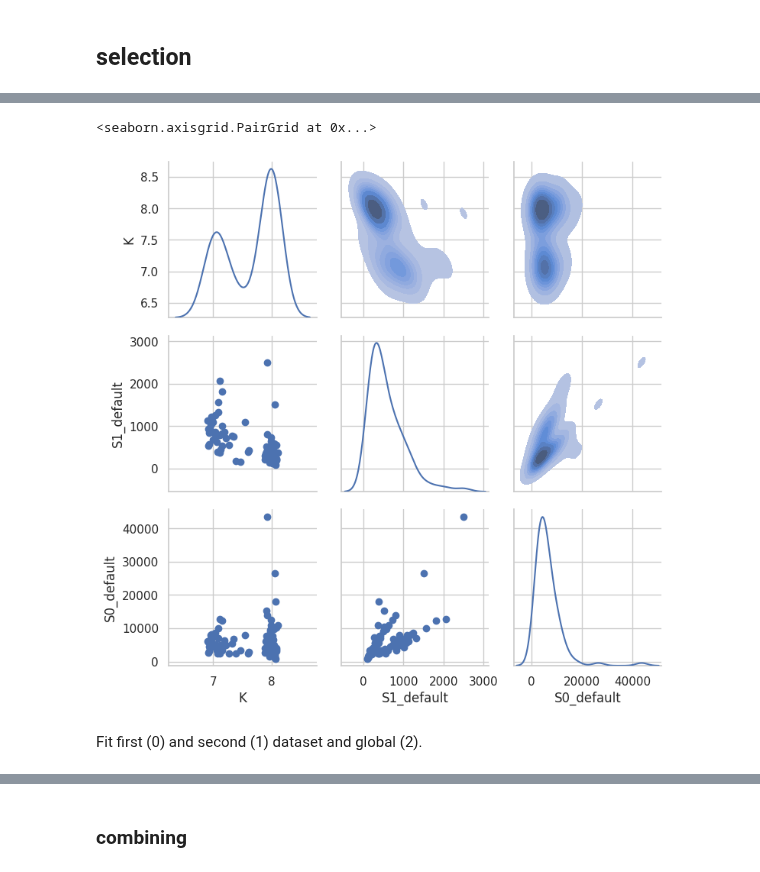
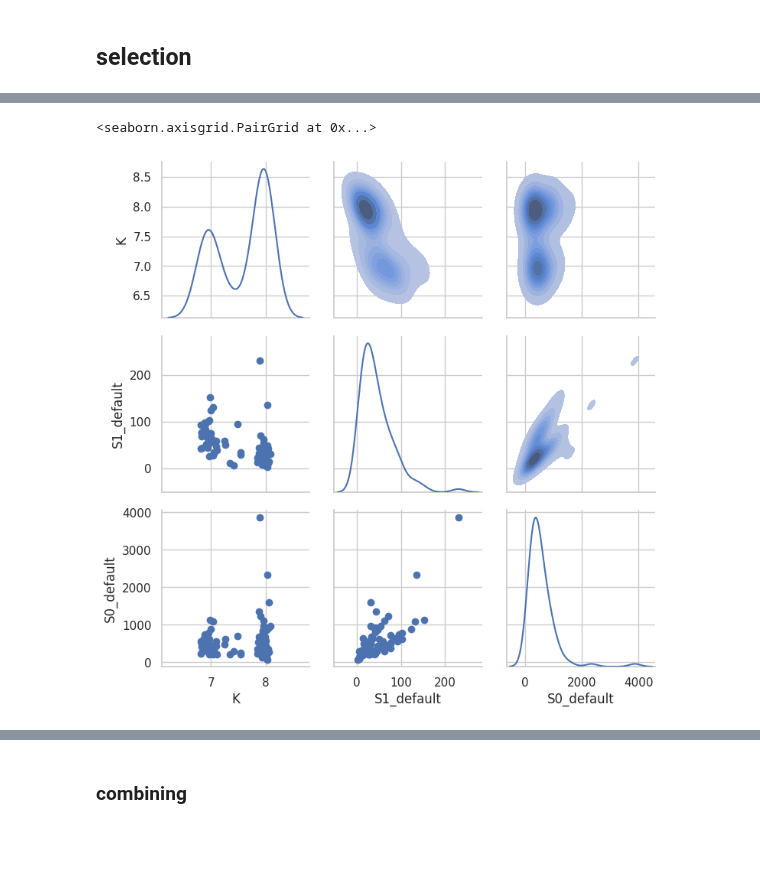
Before and after one commit to darosio/ClopHfit, a Jupyter notebook: docs/tutorials/prtecan.ipynb, the cells around one changed output, grey strips where cells are left out. Cells and saved outputs as stored; diff of their text form; code cells hidden in the pictures; blank space fills up the shorter version.

```diff
--- a/docs/tutorials/prtecan.ipynb
+++ b/docs/tutorials/prtecan.ipynb
@@ -433,8 +435,7 @@ True 12.672459437038768 1.7500721513136166
 # %%
 # titan.plot_all_wells("cl.pdf")
 # %%
-titan.dataframes = []
-titan.dataframes[0].loc["H02"]
+titan.fitresults_df[0].loc["H02"]
 # %% [output]
 S0_default     NaN
 sS0_default    NaN
@@ -472,0 +481,3 @@ A04    6.94     0.1 2.09e+04 7.1e+02 2.92e+04   1e+03 3.23e+03      88     569 1
+# %%
+titan.fitdata_params = {"dil": 1, "nrm": 1}
+titan
@@ -498,18 +497,16 @@ titan.dataframes[0]
 # %%
 sb.set_style("whitegrid")
 g = sb.PairGrid(
-    titan.dataframes[1],
+    titan.fitresults_df[1],
     x_vars=["K", "S1_default", "S0_default"],
     y_vars=["K", "S1_default", "S0_default"],
     # hue='SB',
     palette="Blues",
     diag_sharey=False,
 )
 g.map_lower(plt.scatter)
 g.map_upper(sb.kdeplot, fill=True)
 g.map_diag(sb.kdeplot)
 # %% [output]
 <seaborn.axisgrid.PairGrid at 0x...>
-[figure, old version]
+[figure, new version]
-# %% [markdown]
-Fit first (0) and second (1) dataset and global (2).
```
Also changed, not shown: parts of 31 cells of this notebook, 5 other files.
